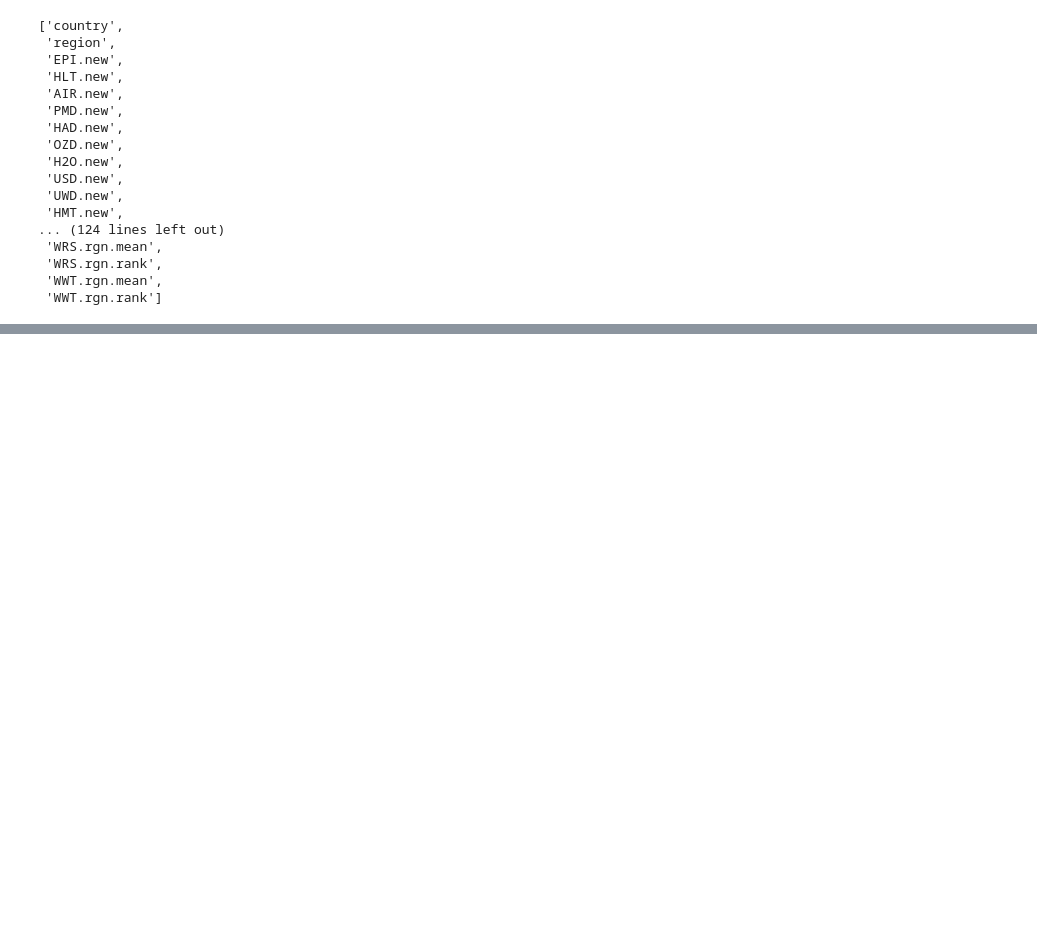
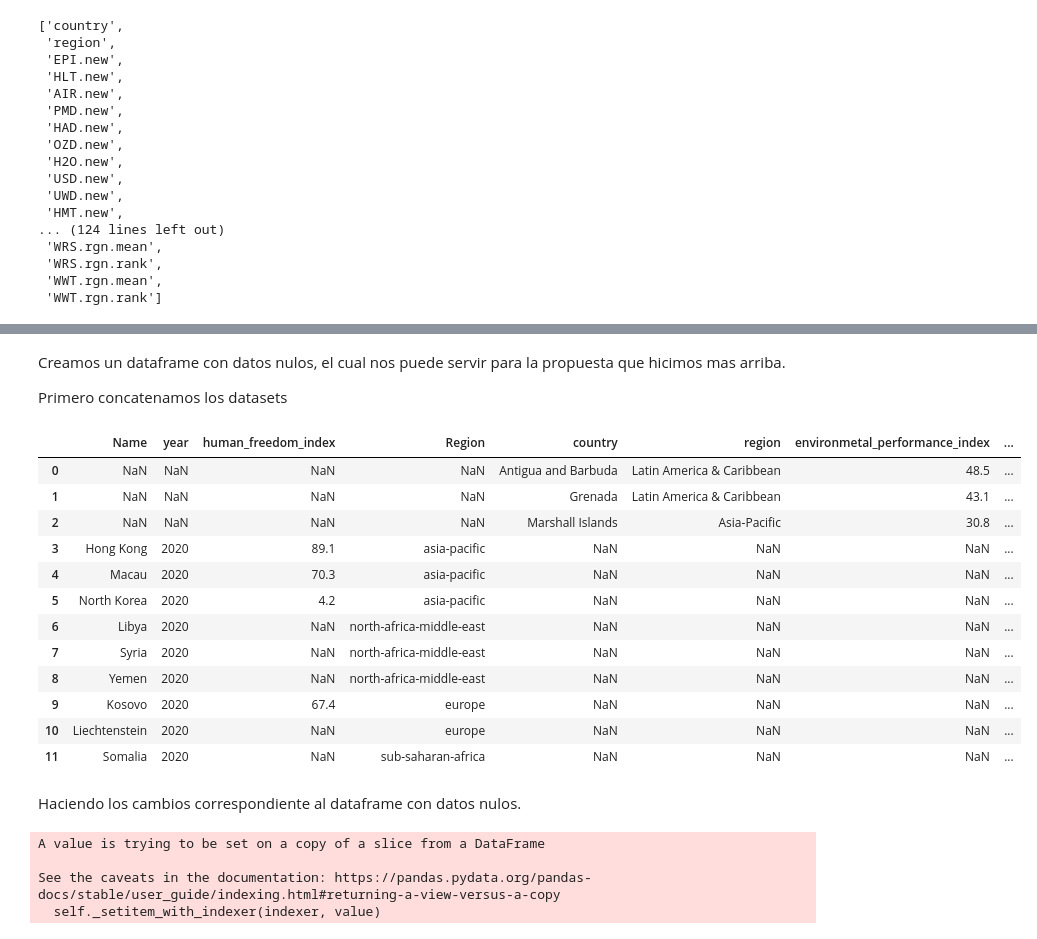
Before and after one commit to francomanca93/liberalismo-y-medioambiente, a Jupyter notebook: Notebooks/1_Extraccion_y_limpieza_de_datos.ipynb, the cells around one changed output, grey strips where cells are left out. Cells and saved outputs as stored; diff of their text form; code cells hidden in the pictures; blank space fills up the shorter version.

Commit message:
Unificando datasets. Exportando dataset hfi y epi 2020.

```diff
--- a/Notebooks/1_Extraccion_y_limpieza_de_datos.ipynb
+++ b/Notebooks/1_Extraccion_y_limpieza_de_datos.ipynb
@@ -580,0 +739,2 @@ Explicando la performance. Se debe principalmente a los paises mas ricos.
+# %%
+df_hfi_epi_union = df_hfi_epi_union.rename(columns=dict_columnas)
@@ -580,0 +769,3 @@ Explicando la performance. Se debe principalmente a los paises mas ricos.
+# %%
+df_hfi_epi_union_nulls = df_hfi_epi_union[df_hfi_epi_union.Name.isnull()]
+df_hfi_epi_union_nulls
@@ -580,0 +777,3 @@ Explicando la performance. Se debe principalmente a los paises mas ricos.
+# %%
+df_hfi_epi_union_nulls_2 = df_hfi_epi_union[df_hfi_epi_union.country.isnull()]
+df_hfi_epi_union_nulls_2
@@ -580,0 +791,42 @@ Explicando la performance. Se debe principalmente a los paises mas ricos.
+# %% [markdown]
+Creamos un dataframe con datos nulos, el cual nos puede servir para la propuesta que hicimos mas arriba.
+
+Primero concatenamos los datasets
+# %%
+df_hfi_epi_with_nulls = pd.concat([df_hfi_epi_union_nulls, df_hfi_epi_union_nulls_2]).reset_index().drop(columns=['index'])
+# %%
+df_hfi_epi_with_nulls
+# %% [output]
+|  | Name | year | human_freedom_index | Region | country | region | environmetal_performance_index | ... |
+| 0 | NaN | NaN | NaN | NaN | Antigua and Barbuda | Latin America & Caribbean | 48.5 | ... |
+| 1 | NaN | NaN | NaN | NaN | Grenada | Latin America & Caribbean | 43.1 | ... |
+| 2 | NaN | NaN | NaN | NaN | Marshall Islands | Asia-Pacific | 30.8 | ... |
+| 3 | Hong Kong | 2020 | 89.1 | asia-pacific | NaN | NaN | NaN | ... |
+| 4 | Macau | 2020 | 70.3 | asia-pacific | NaN | NaN | NaN | ... |
+| 5 | North Korea | 2020 | 4.2 | asia-pacific | NaN | NaN | NaN | ... |
+| 6 | Libya | 2020 | NaN | north-africa-middle-east | NaN | NaN | NaN | ... |
+| 7 | Syria | 2020 | NaN | north-africa-middle-east | NaN | NaN | NaN | ... |
+| 8 | Yemen | 2020 | NaN | north-africa-middle-east | NaN | NaN | NaN | ... |
+| 9 | Kosovo | 2020 | 67.4 | europe | NaN | NaN | NaN | ... |
+| 10 | Liechtenstein | 2020 | NaN | europe | NaN | NaN | NaN | ... |
+| 11 | Somalia | 2020 | NaN | sub-saharan-africa | NaN | NaN | NaN | ... |
+# %% [markdown]
+Haciendo los cambios correspondiente al dataframe con datos nulos.
+# %%
+df_hfi_epi_with_nulls['Name'].iloc[0:3] = ['Antigua and Barbuda', 'Grenada', 'Marshall Islands']
+df_hfi_epi_with_nulls['Region'].iloc[0:3] = ['america', 'america', 'asia-pacific']
+df_hfi_epi_with_nulls['year'].iloc[0:3] = '2020'
+df_hfi_epi_with_nulls = df_hfi_epi_with_nulls.drop(columns=['country', 'region'])
+df_hfi_epi_with_nulls = df_hfi_epi_with_nulls.rename(columns={'Name': 'country', 'Region':'region'})
+df_hfi_epi_with_nulls = df_hfi_epi_with_nulls.reindex(columns=['country',
+                                     'region',
+                                     'year',
+                                     'human_freedom_index',
+                                     'environmetal_performance_index',
+                                     'ecosystem_vitality',
+                                     'environmental_health'])
+# %% [output]
+A value is trying to be set on a copy of a slice from a DataFrame
+
+See the caveats in the documentation: https://pandas.pydata.org/pandas-docs/stable/user_guide/indexing.html#returning-a-view-versus-a-copy
+  self._setitem_with_indexer(indexer, value)
```
Also changed, not shown: parts of 47 cells of this notebook.
